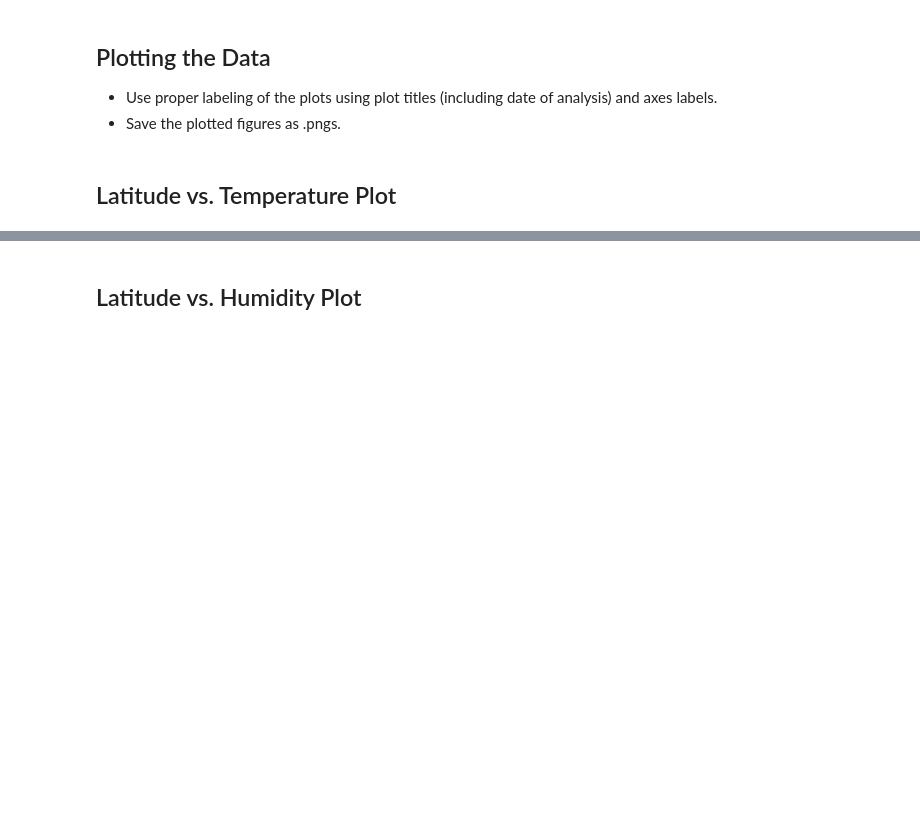
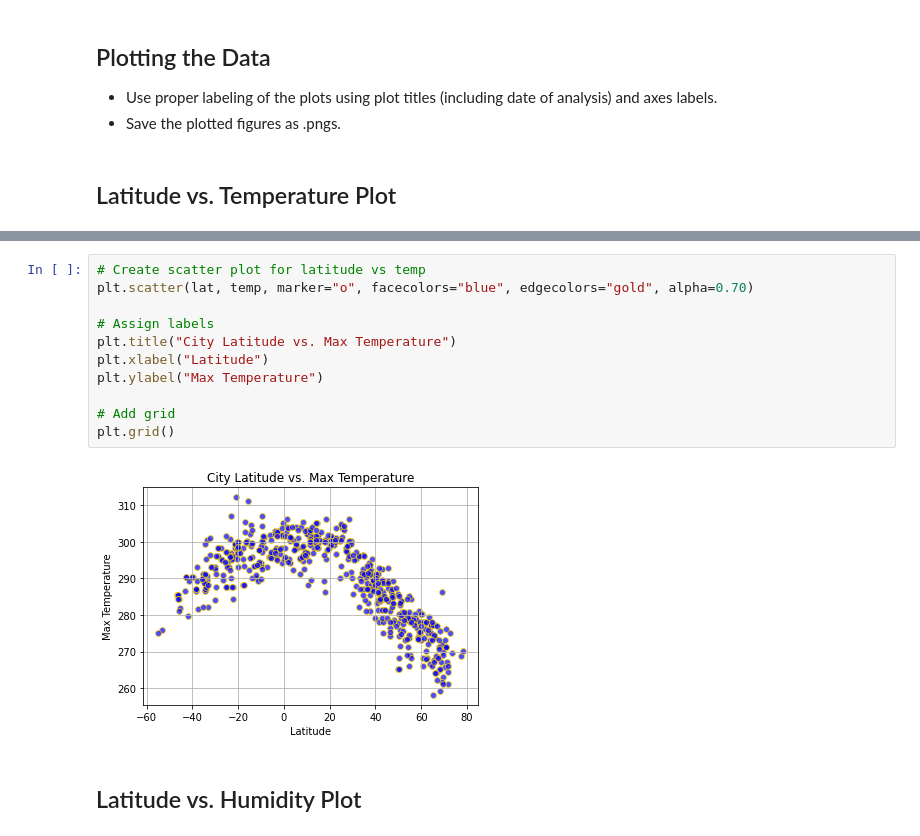
Before and after one commit to Lindsey-G/UCI-Homework-Giron, a Jupyter notebook: Homework_01/06-python-api-challenge/WeatherPy/02-WeatherPy.ipynb, the cells around one changed output, grey strips where cells are left out. Cells and saved outputs as stored; diff of their text form; blank space fills up the shorter version.

Commit message:
WeaterPy - scatter plots completed

```diff
--- a/Homework_01/06-python-api-challenge/WeatherPy/02-WeatherPy.ipynb
+++ b/Homework_01/06-python-api-challenge/WeatherPy/02-WeatherPy.ipynb
@@ -244,2 +252,15 @@ Int64Index([], dtype='int64')
+# %%
+# Create scatter plot for latitude vs temp
+plt.scatter(lat, temp, marker="o", facecolors="blue", edgecolors="gold", alpha=0.70)
+
+# Assign labels
+plt.title("City Latitude vs. Max Temperature")
+plt.xlabel("Latitude")
+plt.ylabel("Max Temperature")
+
+# Add grid
+plt.grid()
+# %% [output]
+[figure, added]
 # %% [markdown]
 ## Latitude vs. Humidity Plot
```
Also changed, not shown: parts of 11 cells of this notebook.
